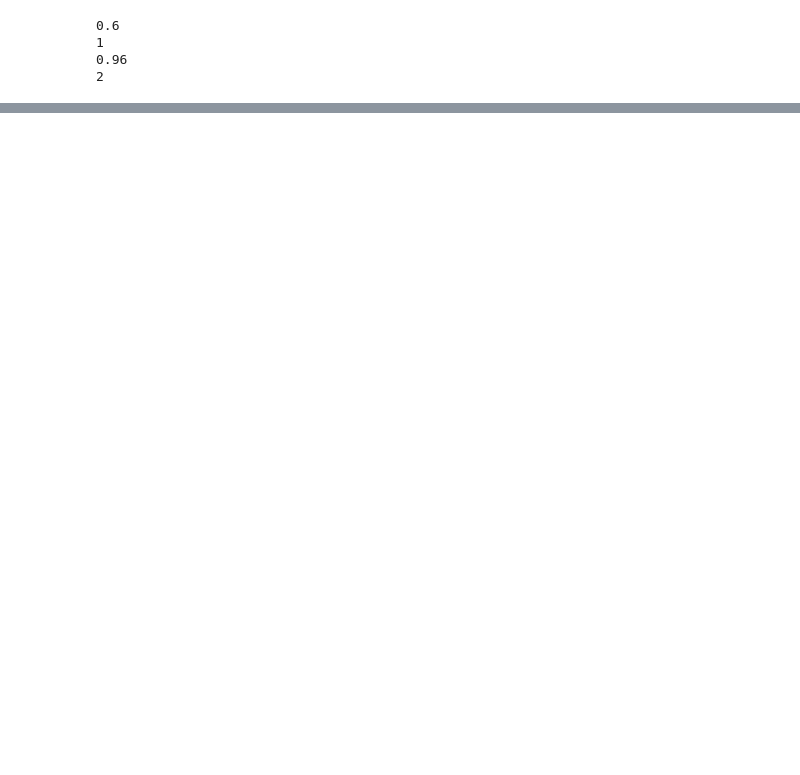
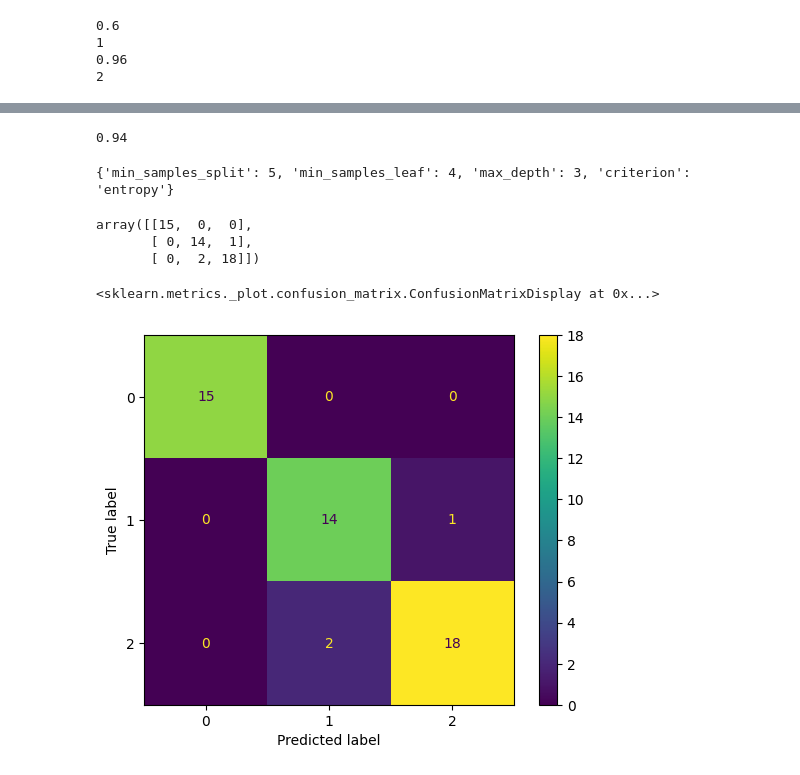
Before and after one commit to vl278/lesson, a Jupyter notebook: iris.ipynb, the cells around one changed output, grey strips where cells are left out. Saved outputs shown, nothing was run; the diff lists cells and outputs as text; code cells hidden in the pictures; blank space fills up the shorter version.

```diff
--- a/iris.ipynb
+++ b/iris.ipynb
@@ -39,0 +104,3 @@ while r_sc< 0.8:
+# %%
+grid = GridSearchCV(clf, parametrs, cv=5)
+grid.fit(X_train, Y_train)
@@ -39,0 +109,10 @@ while r_sc< 0.8:
+# %%
+from sklearn.model_selection import GridSearchCV
+cls=DecisionTreeClassifier()
+parameters={'min_samples_split':range(2,10),'max_depth':range(1,10),
+            'criterion':["gini","entropy","log_loss"],'min_samples_leaf':range(1,10)}
+search=GridSearchCV(cls,parameters)
+search.fit(X_train,Y_train)
+best_tree=search.best_estimator_
+# %%
+y_pred= best_tree.predict(X_test)
@@ -39,0 +135,24 @@ while r_sc< 0.8:
+# %%
+from sklearn.metrics import recall_score,f1_score
+f1=f1_score(Y_test,y_pred,average='micro')
+f1
+# %% [output]
+0.94
+# %%
+print(search.best_params_)
+# %% [output]
+{'min_samples_split': 5, 'min_samples_leaf': 4, 'max_depth': 3, 'criterion': 'entropy'}
+# %%
+from sklearn.metrics import confusion_matrix, ConfusionMatrixDisplay
+cm=confusion_matrix(Y_test,y_pred)
+cm
+# %% [output]
+array([[15,  0,  0],
+       [ 0, 14,  1],
+       [ 0,  2, 18]])
+# %%
+disp=ConfusionMatrixDisplay(confusion_matrix=cm)
+disp.plot()
+# %% [output]
+<sklearn.metrics._plot.confusion_matrix.ConfusionMatrixDisplay at 0x...>
+[figure, added]
```
Also changed, not shown: parts of 14 cells of this notebook.
